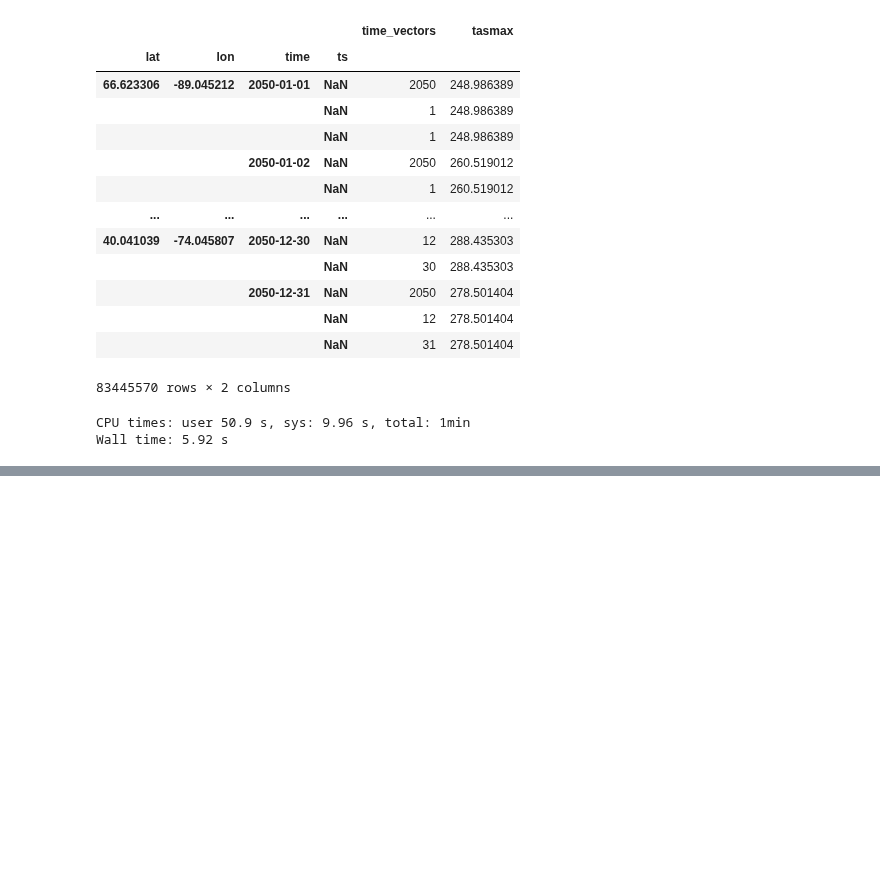
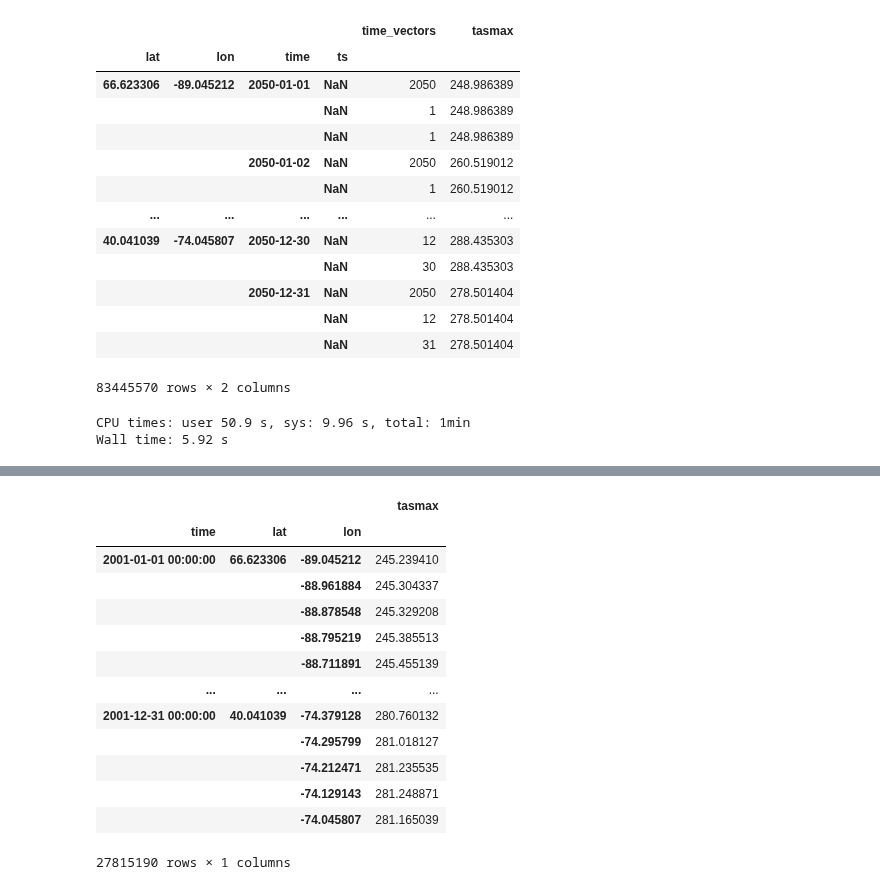
Before and after one commit to marinalopez2110/FistTemplateClimPort, a Jupyter notebook: TimeMeans_Of_Each_File.ipynb, the cells around one changed output, grey strips where cells are left out. Saved outputs shown, nothing was run; the diff lists cells and outputs as text; code cells hidden in the pictures; blank space fills up the shorter version.

```diff
--- a/TimeMeans_Of_Each_File.ipynb
+++ b/TimeMeans_Of_Each_File.ipynb
@@ -167,0 +193,18 @@ Wall time: 5.92 s
+# %%
+dfnna = dstest.tasmax.to_dataframe().dropna()
+dfnna
+# %% [output]
+|  |  |  | tasmax |
+| time | lat | lon |  |
+| 2001-01-01 00:00:00 | 66.623306 | -89.045212 | 245.239410 |
+|  |  | -88.961884 | 245.304337 |
+|  |  | -88.878548 | 245.329208 |
+|  |  | -88.795219 | 245.385513 |
+|  |  | -88.711891 | 245.455139 |
+| ... | ... | ... | ... |
+| 2001-12-31 00:00:00 | 40.041039 | -74.379128 | 280.760132 |
+|  |  | -74.295799 | 281.018127 |
+|  |  | -74.212471 | 281.235535 |
+|  |  | -74.129143 | 281.248871 |
+|  |  | -74.045807 | 281.165039 |
+27815190 rows × 1 columns
```
Also changed, not shown: parts of 4 cells of this notebook, 1 other file.
